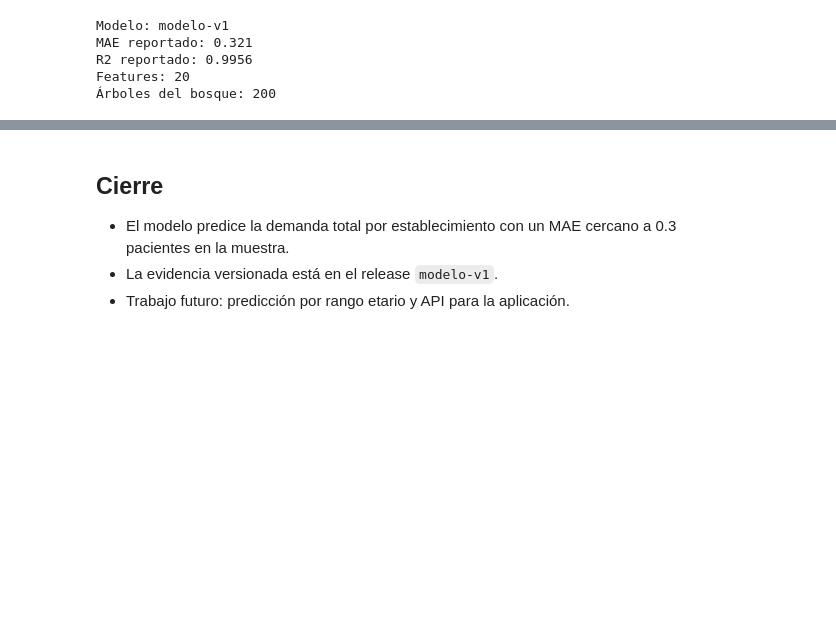
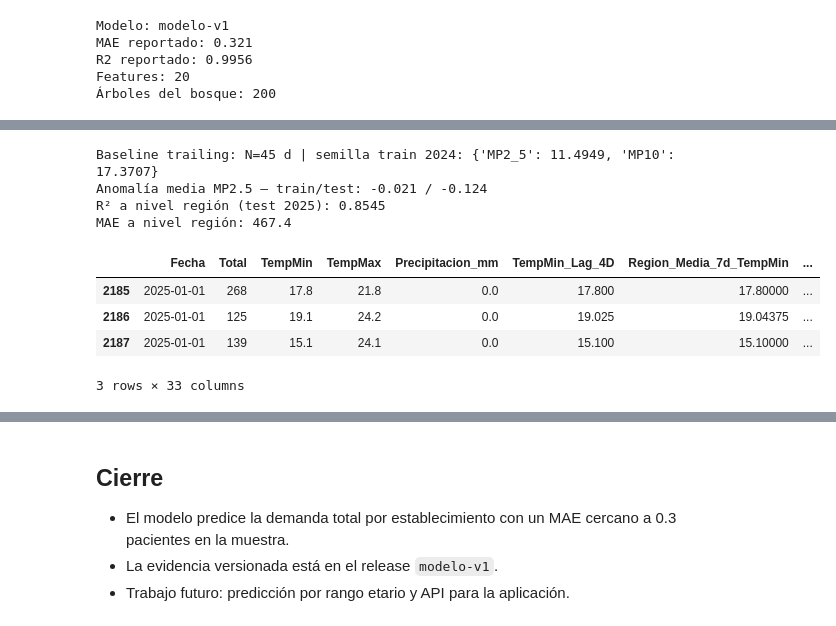
Before and after one commit to bupsidu/Healthcare_Analytics_Project, a Jupyter notebook: Modelo/notebooks/03_demo_prediccion_96h.ipynb, the cells around one changed output, grey strips where cells are left out. Saved outputs shown, nothing was run; the diff lists cells and outputs as text; code cells hidden in the pictures; blank space fills up the shorter version.

Commit message:
Actualización del modelo y documentación de mejoras

```diff
--- a/Modelo/notebooks/03_demo_prediccion_96h.ipynb
+++ b/Modelo/notebooks/03_demo_prediccion_96h.ipynb
@@ -114,0 +347,47 @@ Features: 20
+# %%
+from sklearn.metrics import mean_absolute_error, r2_score
+import sys
+
+# Reconstruimos la Etapa 1 con el mismo pipeline del entrenamiento:
+# train = 2024, test = 2025; baseline trailing calculado SOLO con el pasado.
+TESIS = Path("/Users/naferyh/Desktop/Proyectos/Proyecto de título")
+sys.path.insert(0, str(TESIS / "src" / "pipelines"))
+import reentrenar_modelo_v5_trailing as v5p
+
+df = pd.read_parquet(TESIS / "data" / "processed" / "df_modelo.parquet")
+df["Fecha"] = pd.to_datetime(df["Fecha"])
+df["Año"] = df["Fecha"].dt.year
+
+region_train, region_test, dummies_cols, info_trail = (
+    v5p.preparar_features_region(df, ventana=v5p.VENTANA_PRINCIPAL)
+)
+
+FEATURE_COLS = (v5p.FEATURES_CLIMA + v5p.FEATURES_CONTAM_TRAILING
+                + v5p.FEATURES_ESTACIONALIDAD + dummies_cols)
+# Integridad: las features reconstruidas deben coincidir con el JSON exportado
+assert FEATURE_COLS == features_v5, (
+    "¡Features reconstruidas ≠ features_region_v5.json! "
+    "Regenera los artefactos.")
+
+region_test["pred_region"] = model_v5.predict(region_test[features_v5])
+
+print(f"Baseline trailing: N={info_trail['ventana_dias']} d | semilla "
+      f"train 2024: {info_trail['semillas_train_2024']}")
+print("Anomalía media MP2.5 — train/test:",
+      round(region_train["Anom_MP2_5"].mean(), 3), "/",
+      round(region_test["Anom_MP2_5"].mean(), 3))
+print("R² a nivel región (test 2025):",
+      round(r2_score(region_test["Total"], region_test["pred_region"]), 4))
+print("MAE a nivel región:",
+      round(mean_absolute_error(region_test["Total"], region_test["pred_region"]), 1))
+region_test.head(3)
+# %% [output]
+Baseline trailing: N=45 d | semilla train 2024: {'MP2_5': 11.4949, 'MP10': 17.3707}
+Anomalía media MP2.5 — train/test: -0.021 / -0.124
+R² a nivel región (test 2025): 0.8545
+MAE a nivel región: 467.4
+|  | Fecha | Total | TempMin | TempMax | Precipitacion_mm | TempMin_Lag_4D | Region_Media_7d_TempMin | ... |
+| 2185 | 2025-01-01 | 268 | 17.8 | 21.8 | 0.0 | 17.800 | 17.80000 | ... |
+| 2186 | 2025-01-01 | 125 | 19.1 | 24.2 | 0.0 | 19.025 | 19.04375 | ... |
+| 2187 | 2025-01-01 | 139 | 15.1 | 24.1 | 0.0 | 15.100 | 15.10000 | ... |
+3 rows × 33 columns
```
Also changed, not shown: parts of 9 cells of this notebook, 26 other files.
